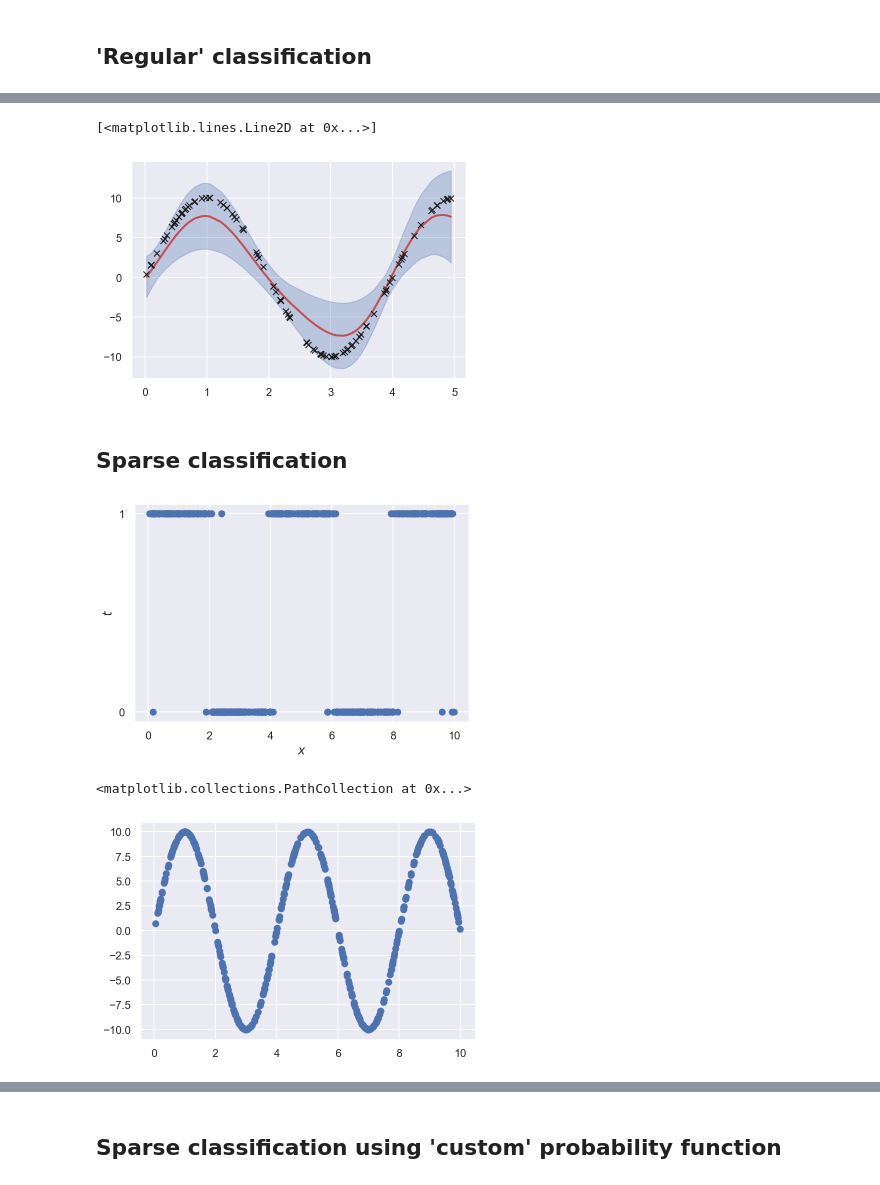
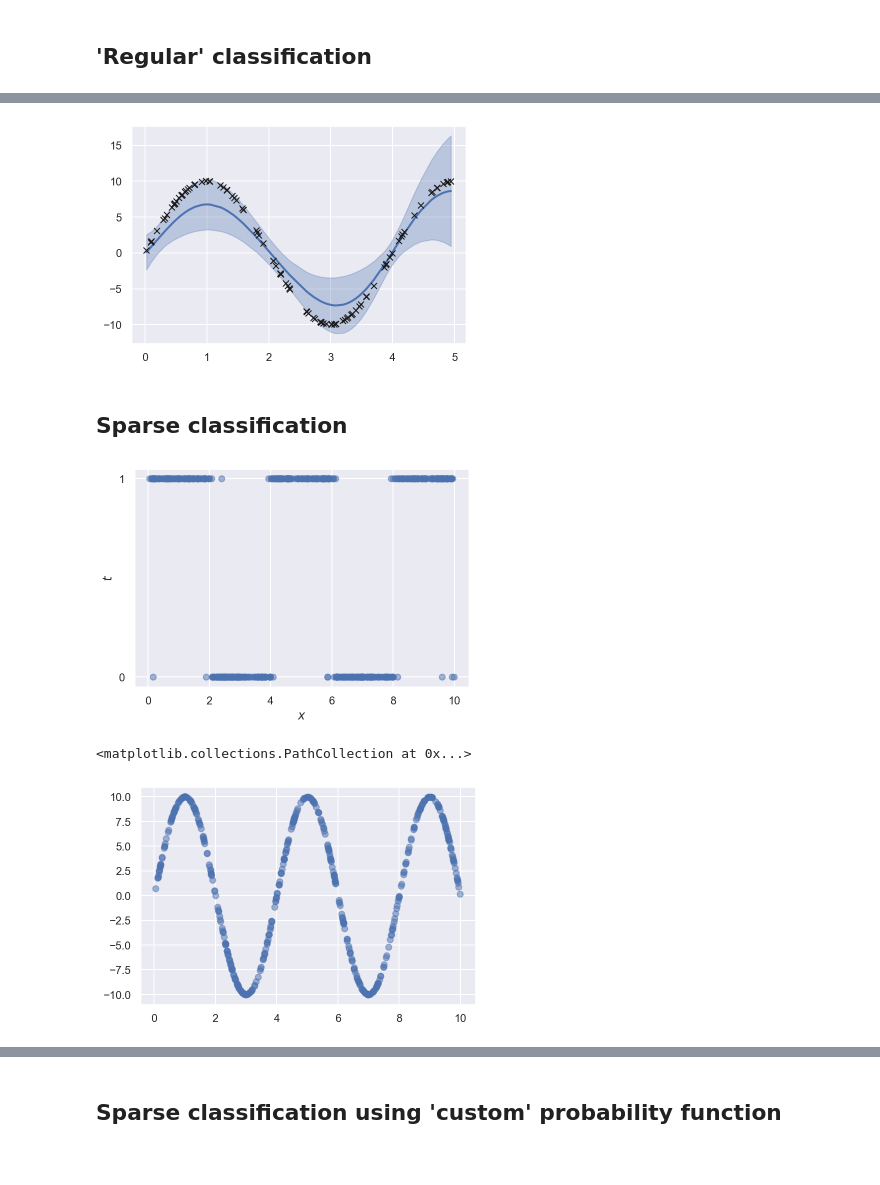
Before and after one commit to AurelienNioche/TransformedGP, a Jupyter notebook: pyro-gp-demo.ipynb, the cells around one changed output, grey strips where cells are left out. Saved outputs shown, nothing was run; the diff lists cells and outputs as text; code cells hidden in the pictures.

```diff
--- a/pyro-gp-demo.ipynb
+++ b/pyro-gp-demo.ipynb
@@ -242,11 +242,14 @@ plt.scatter(x, f)
 X = torch.from_numpy(x)
 y = torch.from_numpy(y)
 # %%
+def res(f):
+    return 1 / (1 + torch.exp(-f))
+
 pyro.clear_param_store()
 kernel = gp.kernels.RBF(input_dim=1, variance=torch.tensor(20.),
                         lengthscale=torch.tensor(10.))
 
-likelihood = gp.likelihoods.Binary()
+likelihood = gp.likelihoods.Binary(response_function=res)
 gpc = gp.models.VariationalGP(X, y, kernel=kernel, likelihood=likelihood, whiten=True, jitter=2e-6,
                              latent_shape=torch.Size([]))
 # %%
@@ -282,16 +285,15 @@ plt.plot(losses);
 # %%
 x_test = x # np.linspace(-1, 6, 100)
 mean, cov = gpc(torch.from_numpy(x_test), full_cov=True)
 sd = cov.diag().sqrt()
-plt.plot(x_test, mean.detach().numpy(), 'r', lw=2)
-plt.fill_between(x_test,  # plot the two-sigma uncertainty about the mean
-                 (mean - 2.0 * sd).detach().numpy(),
-                 (mean + 2.0 * sd).detach().numpy(),
+plt.plot(x_test, mean.detach().numpy(), 'C0', lw=2)
+plt.fill_between(x_test,  # plot 0.95 CI
+                 (mean - 1.96 * sd).detach().numpy(),
+                 (mean + 1.96 * sd).detach().numpy(),
                  color='C0', alpha=0.3)
-plt.plot(x, f, 'kx')
+plt.plot(x, f, 'kx');
 # %% [output]
-[<matplotlib.lines.Line2D at 0x...>]
-[figure, old version]
+[figure, new version]
 # %% [markdown]
 ## Sparse classification
 # %%
@@ -305,17 +307,17 @@ y = np.zeros(x.shape)
 f = np.sin(x * np.pi * 0.5) * 10
 y[:] = scipy.stats.bernoulli.rvs(scipy.special.expit(f))
 
-plt.scatter(x, y)
+plt.scatter(x, y, alpha=0.5)
 plt.xlabel('$x$')
 plt.ylabel('$t$')
 plt.yticks([0, 1]);
 # %% [output]
-[figure, old version]
+[figure, new version]
 # %%
-plt.scatter(x, f)
+plt.scatter(x, f, alpha=0.5)
 # %% [output]
 <matplotlib.collections.PathCollection at 0x...>
-[figure, old version]
+[figure, new version]
 # %%
 X = torch.from_numpy(x)
 y = torch.from_numpy(y)
```
Also changed, not shown: parts of 11 cells of this notebook, 12 other files.
